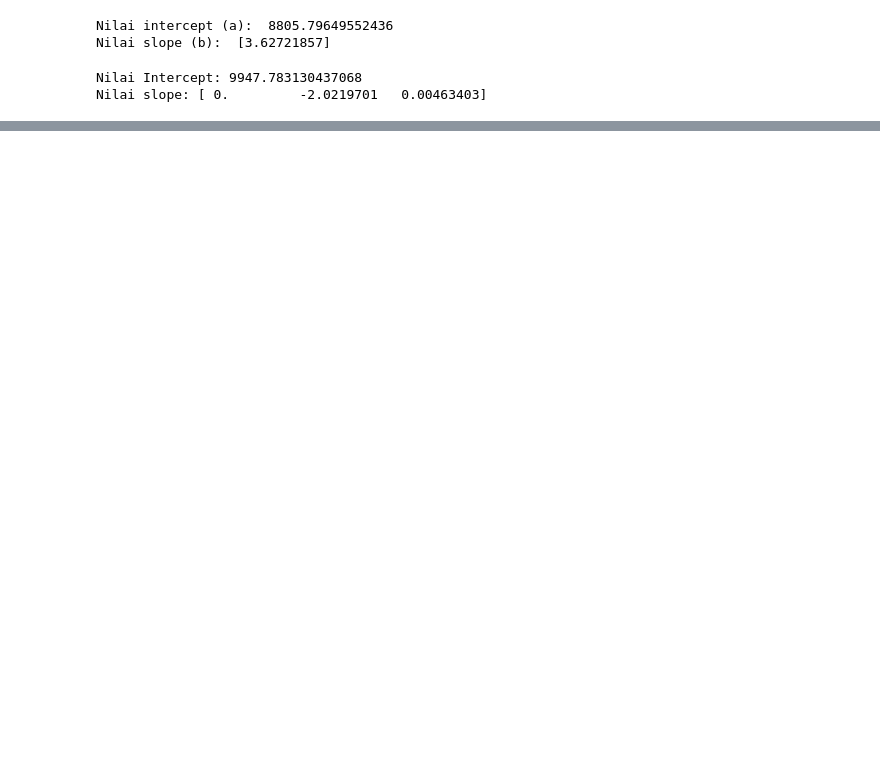
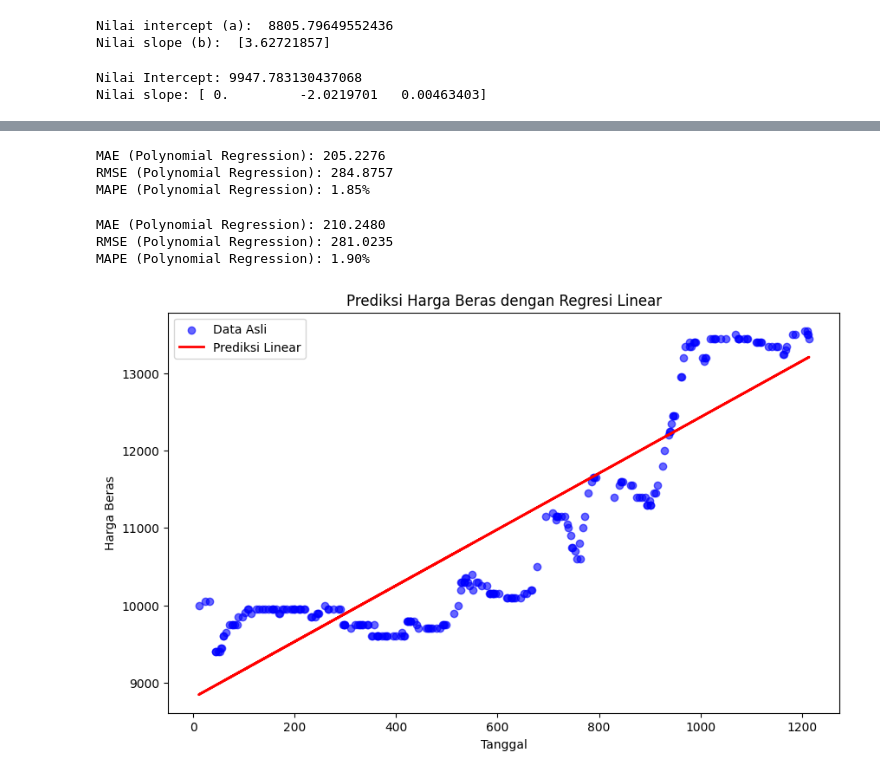
Before and after one commit to balrks/linear-poly-rice-model, a Jupyter notebook: regression_analysis_rice_prices.ipynb, the cells around one changed output, grey strips where cells are left out. Cells and saved outputs as stored; diff of their text form; code cells hidden in the pictures; blank space fills up the shorter version.

Commit message:
polinomial orde

```diff
--- a/regression_analysis_rice_prices.ipynb
+++ b/regression_analysis_rice_prices.ipynb
@@ -64,10 +65,7 @@ dtype: int64
 df = df.sort_values(by='Date')
 
 # Memberikan urutan berurutan mulai dari 1
-df['date'] = range(1, len(df) + 1)
+df['Date'] = range(1, len(df) + 1)
 
 # Mengonversi kolom 'urutan' menjadi tipe data integer (int64)
-df['date'] = df['date'].astype('int64')
-
-# Menampilkan hasil
-print(df)
+df['Date'] = df['Date'].astype('int64')
@@ -89,5 +72,3 @@ print(df)
-# %%
-df.drop(columns=['date'], inplace=True)
 # %%
 # # 6. Prepare data for regression
 X = df['Date'].values.reshape(-1, 1)  # Independent variable
@@ -123,0 +186,59 @@ Nilai slope: [ 0.         -2.0219701   0.00463403]
+# %%
+# Prediksi dan evaluasi model regresi polinomial
+Y_pred_poly_4 = poly_4_model.predict(poly_4.transform(X_test))
+
+# Menghitung metrik evaluasi
+mae_poly_4 = mean_absolute_error(Y_test, Y_pred_poly_4)
+rmse_poly_4 = np.sqrt(np.mean((Y_test - Y_pred_poly_4) ** 2))
+mape_poly_4 = np.mean(np.abs((Y_test - Y_pred_poly_4) / Y_test)) * 100
+
+# Menampilkan hasil
+print(f"MAE (Polynomial Regression): {mae_poly_4:.4f}")
+print(f"RMSE (Polynomial Regression): {rmse_poly_4:.4f}")
+print(f"MAPE (Polynomial Regression): {mape_poly_4:.2f}%")
+# %% [output]
+MAE (Polynomial Regression): 205.2276
+RMSE (Polynomial Regression): 284.8757
+MAPE (Polynomial Regression): 1.85%
+# %%
+# Prediksi dan evaluasi model regresi polinomial
+Y_pred_poly_5 = poly_5_model.predict(poly_5.transform(X_test))
+
+# Menghitung metrik evaluasi
+mae_poly_5 = mean_absolute_error(Y_test, Y_pred_poly_5)
+rmse_poly_5 = np.sqrt(np.mean((Y_test - Y_pred_poly_5) ** 2))
+mape_poly_5 = np.mean(np.abs((Y_test - Y_pred_poly_5) / Y_test)) * 100
+
+# Menampilkan hasil
+print(f"MAE (Polynomial Regression): {mae_poly_5:.4f}")
+print(f"RMSE (Polynomial Regression): {rmse_poly_5:.4f}")
+print(f"MAPE (Polynomial Regression): {mape_poly_5:.2f}%")
+# %% [output]
+MAE (Polynomial Regression): 210.2480
+RMSE (Polynomial Regression): 281.0235
+MAPE (Polynomial Regression): 1.90%
+# %%
+import matplotlib.pyplot as plt
+
+# Prediksi dengan model regresi linear
+Y_pred_linear = model_linear.predict(X_test)
+
+# Membuat grafik
+plt.figure(figsize=(10, 6))
+
+# Plot data asli
+plt.scatter(X_test, Y_test, color='blue', label='Data Asli', alpha=0.6)
+
+# Plot prediksi regresi linear
+plt.plot(X_test, Y_pred_linear, color='red', label='Prediksi Linear', linewidth=2)
+
+# Menambahkan judul dan label
+plt.title('Prediksi Harga Beras dengan Regresi Linear')
+plt.xlabel('Tanggal')
+plt.ylabel('Harga Beras')
+plt.legend()
+
+# Menampilkan grafik
+plt.show()
+# %% [output]
+[figure, added]
```
Also changed, not shown: parts of 10 cells of this notebook.
